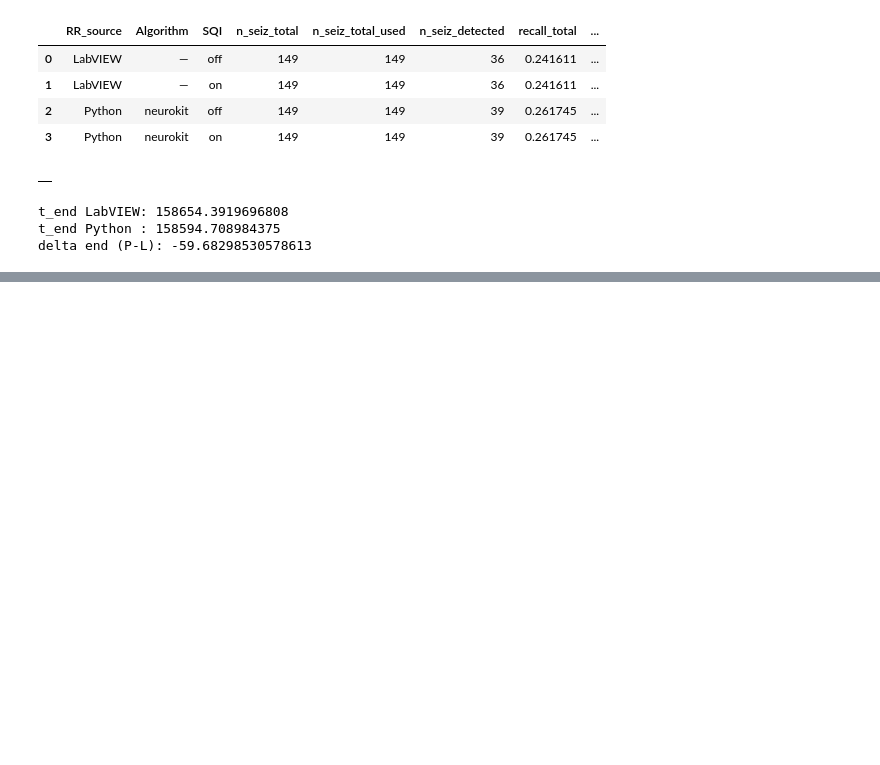
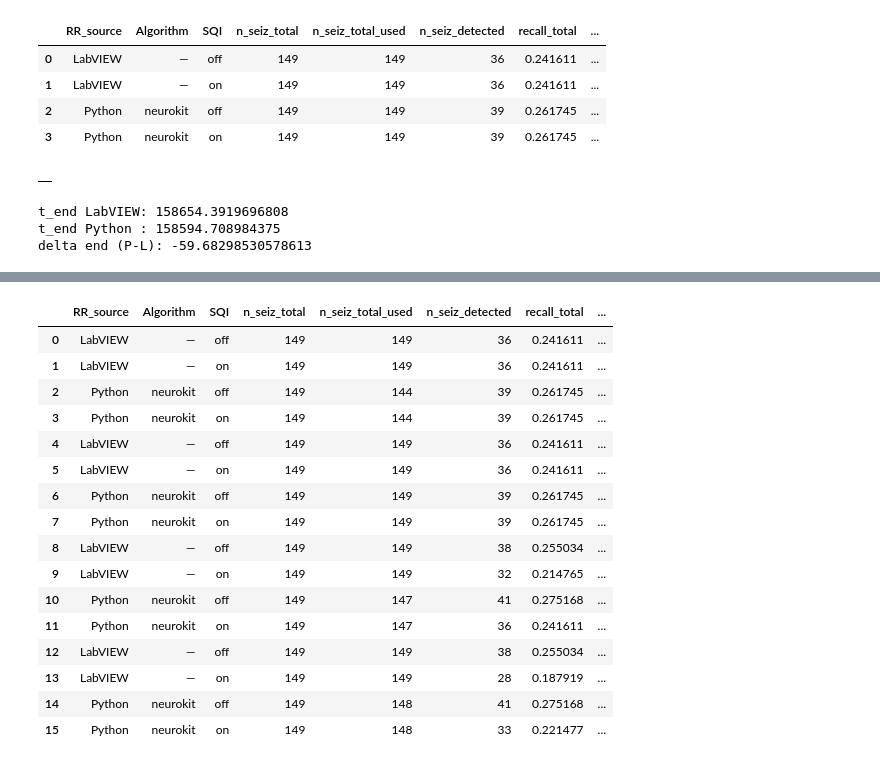
Before and after one commit to AU668208/Epilepsy_MasterThesis, a Jupyter notebook: Study5_main.ipynb, the cells around one changed output, grey strips where cells are left out. Saved outputs shown, nothing was run; the diff lists cells and outputs as text; code cells hidden in the pictures; blank space fills up the shorter version.

Commit message:
Completed Study5 implementation. Sweeped some combinations for SQI.

```diff
--- a/Study5_main.ipynb
+++ b/Study5_main.ipynb
@@ -293,0 +402,21 @@ delta end (P-L): -59.68298530578613
+# %%
+df_sweep, outs = run_sqi_sweep(paths, cfg, out_base=Path(STUDY5_OUT / "sqi_sweep"))
+display(df_sweep)
+# %% [output]
+|  | RR_source | Algorithm | SQI | n_seiz_total | n_seiz_total_used | n_seiz_detected | recall_total | ... |
+| 0 | LabVIEW | — | off | 149 | 149 | 36 | 0.241611 | ... |
+| 1 | LabVIEW | — | on | 149 | 149 | 36 | 0.241611 | ... |
+| 2 | Python | neurokit | off | 149 | 144 | 39 | 0.261745 | ... |
+| 3 | Python | neurokit | on | 149 | 144 | 39 | 0.261745 | ... |
+| 4 | LabVIEW | — | off | 149 | 149 | 36 | 0.241611 | ... |
+| 5 | LabVIEW | — | on | 149 | 149 | 36 | 0.241611 | ... |
+| 6 | Python | neurokit | off | 149 | 149 | 39 | 0.261745 | ... |
+| 7 | Python | neurokit | on | 149 | 149 | 39 | 0.261745 | ... |
+| 8 | LabVIEW | — | off | 149 | 149 | 38 | 0.255034 | ... |
+| 9 | LabVIEW | — | on | 149 | 149 | 32 | 0.214765 | ... |
+| 10 | Python | neurokit | off | 149 | 147 | 41 | 0.275168 | ... |
+| 11 | Python | neurokit | on | 149 | 147 | 36 | 0.241611 | ... |
+| 12 | LabVIEW | — | off | 149 | 149 | 38 | 0.255034 | ... |
+| 13 | LabVIEW | — | on | 149 | 149 | 28 | 0.187919 | ... |
+| 14 | Python | neurokit | off | 149 | 148 | 41 | 0.275168 | ... |
+| 15 | Python | neurokit | on | 149 | 148 | 33 | 0.221477 | ... |
```
Also changed, not shown: parts of 11 cells of this notebook.
